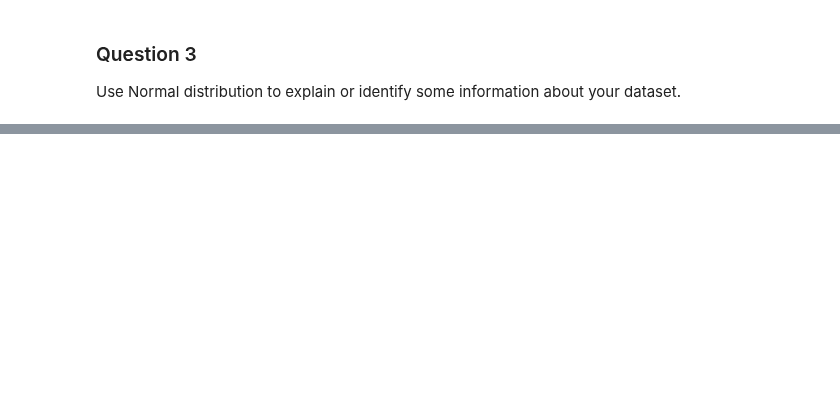
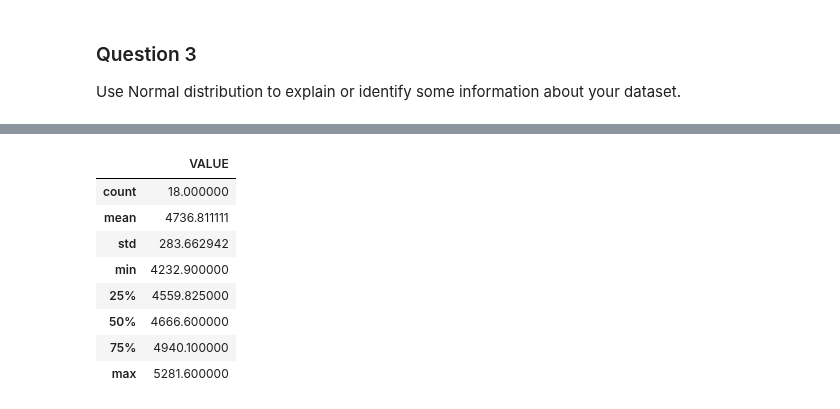
Before and after one commit to StphnKlly/DataAnalytics, a Jupyter notebook: MSC DA CA1 - Statistics .ipynb, the cells around one changed output, grey strips where cells are left out. Cells and saved outputs as stored; diff of their text form; code cells hidden in the pictures; blank space fills up the shorter version.

```diff
--- a/MSC DA CA1 - Statistics .ipynb
+++ b/MSC DA CA1 - Statistics .ipynb
@@ -317,0 +445,7 @@ Explain the importance of the distributions used in point 3 and 4 in your analys
+# %%
+# Convert a NumPy Array to Pandas DataFrame
+print(type(total_pop_by_year))
+
+dataset = pd.DataFrame(total_pop_by_year, columns = ['VALUE'])
+print(dataset)
+print(type(dataset))
@@ -317,0 +470,13 @@ Explain the importance of the distributions used in point 3 and 4 in your analys
+# %%
+# Find the mean and the std
+dataset.describe()
+# %% [output]
+|  | VALUE |
+| count | 18.000000 |
+| mean | 4736.811111 |
+| std | 283.662942 |
+| min | 4232.900000 |
+| 25% | 4559.825000 |
+| 50% | 4666.600000 |
+| 75% | 4940.100000 |
+| max | 5281.600000 |
```
Also changed, not shown: parts of 22 cells of this notebook.
